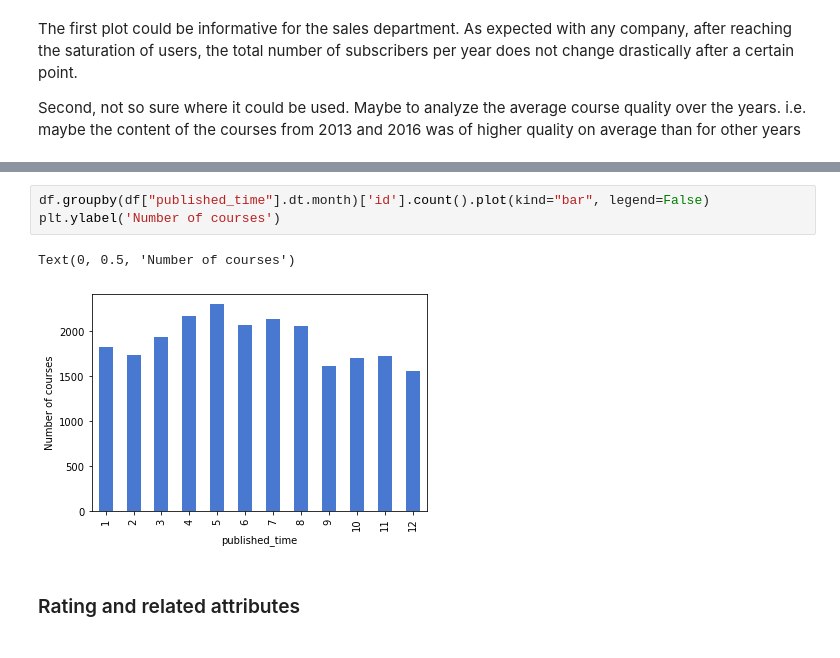
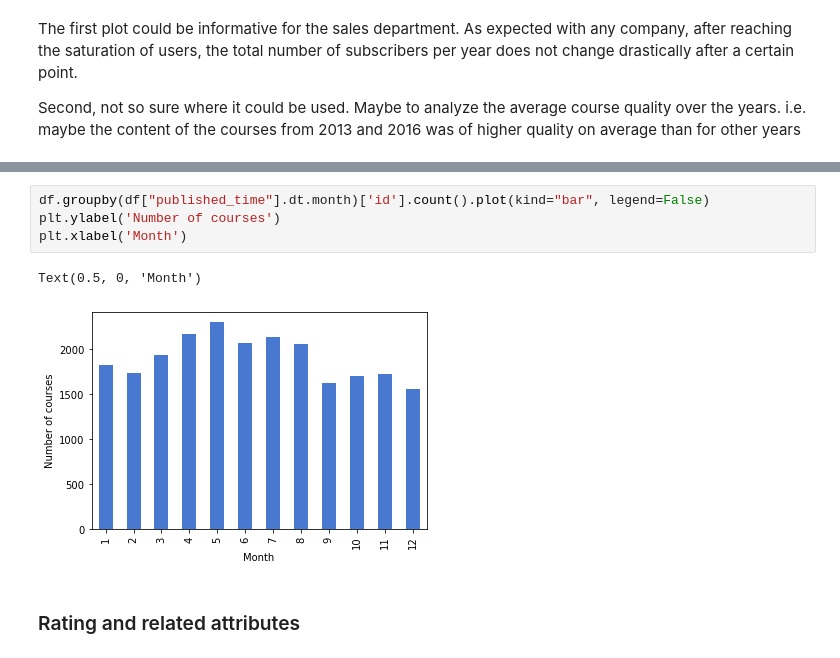
Before and after one commit to r-gg/bi-assignments, a Jupyter notebook: Assignment3/BI_Assignment3.ipynb, the cells around one changed output, grey strips where cells are left out. Saved outputs shown, nothing was run; the diff lists cells and outputs as text.

```diff
--- a/Assignment3/BI_Assignment3.ipynb
+++ b/Assignment3/BI_Assignment3.ipynb
@@ -591,9 +603,10 @@ Second, not so sure where it could be used. Maybe to analyze the average course
 # %%
 df.groupby(df["published_time"].dt.month)['id'].count().plot(kind="bar", legend=False)
 plt.ylabel('Number of courses')
+plt.xlabel('Month')
 # %% [output]
-Text(0, 0.5, 'Number of courses')
+Text(0.5, 0, 'Month')
-[figure, old version]
+[figure, new version]
 # %% [markdown]
 ### Rating and related attributes
 # %% [markdown]
```
Also changed, not shown: parts of 72 cells of this notebook.
